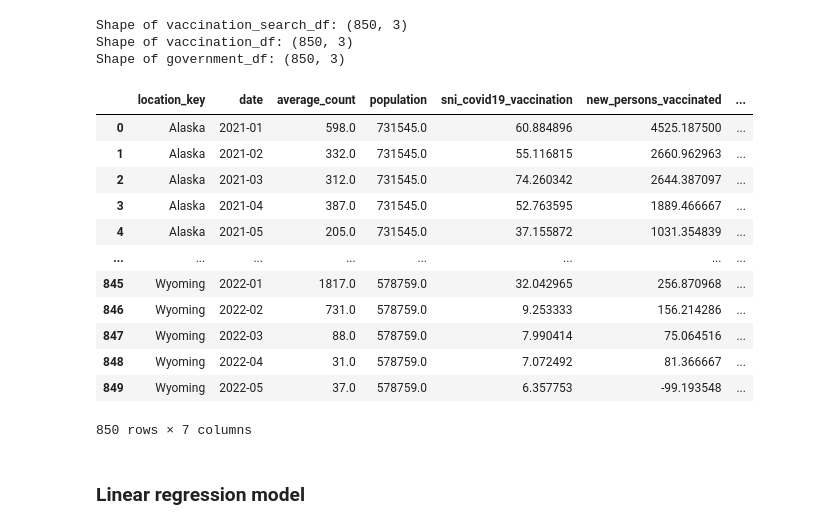
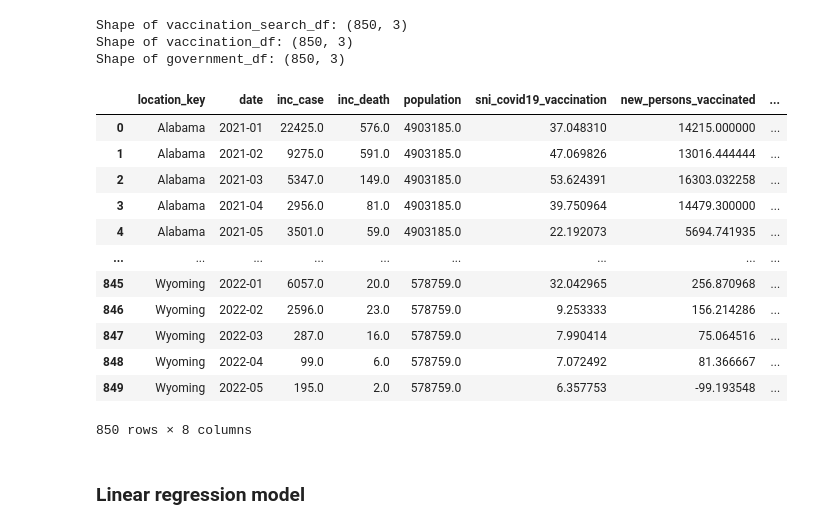
Before and after one commit to eunjeongc/covcast, a Jupyter notebook: Linear Regression.ipynb, the cells around one changed output. Drawn from its saved outputs; the diff is of its cells as text; code cells hidden in the pictures.

```diff
--- a/Linear Regression.ipynb
+++ b/Linear Regression.ipynb
@@ -54,29 +54,27 @@ display(df_combined)
 12078 rows × 5 columns
 # %%
 # Rename the column 'state_abbreviation' to 'abbreviation'
-df_1 = df_1.rename(columns={'abbreviation': 'location_key'})
+df_combined = df_combined.rename(columns={'location_name': 'location_key'})
 
-df_1['location_key'] = 'US_' + df_1['location_key'].astype(str)
-
-df_1.dropna(subset=['truth_value'], inplace=True)
+# df_1.dropna(subset=['truth_value'], inplace=True)
 
 # Create a list of column names to keep
-columns_to_keep = ['location_key', 'population', 'truth_value', 'target_end_date']
+columns_to_keep = ['location_key', 'population', 'inc_case', 'inc_death', 'target_end_date']
 # Select only the specified columns
-df_1 = df_1[columns_to_keep]
+df_combined = df_combined[columns_to_keep]
 
 # Convert the 'target_end_date' column to datetime
-df_1['target_end_date'] = pd.to_datetime(df_1['target_end_date'])
+df_combined['target_end_date'] = pd.to_datetime(df_combined['target_end_date'])
 # Extract the month from the 'target_end_date' column
-df_1['date'] = df_1['target_end_date'].dt.to_period('M')
-df_1.drop(columns=['target_end_date'], inplace=True)
+df_combined['date'] = df_combined['target_end_date'].dt.to_period('M')
+df_combined.drop(columns=['target_end_date'], inplace=True)
 
 # Take data from 2021-01 to 2022-05
 start_date = '2021-01'
 end_date = '2022-05'
 
-date_mask = (df_1['date'] >= start_date) & (df_1['date'] <= end_date)
-df_1 = df_1[date_mask]
+date_mask = (df_combined['date'] >= start_date) & (df_combined['date'] <= end_date)
+df_combined = df_combined[date_mask]
 
-display(df_1)
+display(df_combined)
 # %% [output]
@@ -97,11 +95,12 @@ display(df_1)
 # Group by state abbreviation and date - then take the average of the truth value
 # Average truth value is the number of covid cases on average per state
 # Take the average population of each state per month
-cases_per_state = df_1.groupby(['location_key', 'date']).agg({'truth_value': 'mean', 'population': 'mean'}).reset_index()
-cases_per_state = cases_per_state.rename(columns={'truth_value': 'average_count'})
+cases_per_state = df_combined.groupby(['location_key', 'date']).agg({'inc_case': 'mean', 'inc_death' : 'mean', 'population': 'mean', }).reset_index()
 
 #round the number of average count
-cases_per_state['average_count'] = cases_per_state['average_count'].round()
+cases_per_state['inc_case'] = cases_per_state['inc_case'].round()
+cases_per_state['inc_death'] = cases_per_state['inc_death'].round()
+
 
 state_mapping = {
     'US_AL': 'Alabama',
@@ -155,7 +154,8 @@ state_mapping = {
     'US_WI': 'Wisconsin',
     'US_WY': 'Wyoming'
 }
-cases_per_state['location_key'] = cases_per_state['location_key'].map(state_mapping)
-cases_per_state.dropna(inplace=True)
+
+# cases_per_state = cases_per_state['location_key'].map(state_mapping)
+# Display the modified DataFrame
 display(cases_per_state.head())
 # %% [output]
@@ -462,29 +462,29 @@ Shape of government_df: (850, 3)
 # %%
 # Merge vaccination_search, vaccination, government_response, loaction_key, and cases
 merged_df = pd.merge(cases_per_state, vaccination_search_df, on=['location_key', 'date'])
 
 # Merge the resulting dataframe with vaccination_df on the 'location_key' and 'date' column
 merged_df = pd.merge(merged_df, vaccination_df, on=['location_key', 'date'])
 merged_df_final = pd.merge(merged_df, government_df, on=['location_key', 'date'])
 
-merged_df_final.dropna(inplace=True)
+# merged_df_final.dropna(inplace=True)
 
 # Display the resulting DataFrame
 display(merged_df_final)
 # %% [output]
-|  | location_key | date | average_count | population | sni_covid19_vaccination | new_persons_vaccinated | ... |
-| 0 | Alaska | 2021-01 | 598.0 | 731545.0 | 60.884896 | 4525.187500 | ... |
-| 1 | Alaska | 2021-02 | 332.0 | 731545.0 | 55.116815 | 2660.962963 | ... |
-| 2 | Alaska | 2021-03 | 312.0 | 731545.0 | 74.260342 | 2644.387097 | ... |
-| 3 | Alaska | 2021-04 | 387.0 | 731545.0 | 52.763595 | 1889.466667 | ... |
-| 4 | Alaska | 2021-05 | 205.0 | 731545.0 | 37.155872 | 1031.354839 | ... |
-| ... | ... | ... | ... | ... | ... | ... | ... |
-| 845 | Wyoming | 2022-01 | 1817.0 | 578759.0 | 32.042965 | 256.870968 | ... |
-| 846 | Wyoming | 2022-02 | 731.0 | 578759.0 | 9.253333 | 156.214286 | ... |
-| 847 | Wyoming | 2022-03 | 88.0 | 578759.0 | 7.990414 | 75.064516 | ... |
-| 848 | Wyoming | 2022-04 | 31.0 | 578759.0 | 7.072492 | 81.366667 | ... |
-| 849 | Wyoming | 2022-05 | 37.0 | 578759.0 | 6.357753 | -99.193548 | ... |
+|  | location_key | date | inc_case | inc_death | population | sni_covid19_vaccination | new_persons_vaccinated | ... |
+| 0 | Alabama | 2021-01 | 22425.0 | 576.0 | 4903185.0 | 37.048310 | 14215.000000 | ... |
+| 1 | Alabama | 2021-02 | 9275.0 | 591.0 | 4903185.0 | 47.069826 | 13016.444444 | ... |
+| 2 | Alabama | 2021-03 | 5347.0 | 149.0 | 4903185.0 | 53.624391 | 16303.032258 | ... |
+| 3 | Alabama | 2021-04 | 2956.0 | 81.0 | 4903185.0 | 39.750964 | 14479.300000 | ... |
+| 4 | Alabama | 2021-05 | 3501.0 | 59.0 | 4903185.0 | 22.192073 | 5694.741935 | ... |
+| ... | ... | ... | ... | ... | ... | ... | ... | ... |
+| 845 | Wyoming | 2022-01 | 6057.0 | 20.0 | 578759.0 | 32.042965 | 256.870968 | ... |
+| 846 | Wyoming | 2022-02 | 2596.0 | 23.0 | 578759.0 | 9.253333 | 156.214286 | ... |
+| 847 | Wyoming | 2022-03 | 287.0 | 16.0 | 578759.0 | 7.990414 | 75.064516 | ... |
+| 848 | Wyoming | 2022-04 | 99.0 | 6.0 | 578759.0 | 7.072492 | 81.366667 | ... |
+| 849 | Wyoming | 2022-05 | 195.0 | 2.0 | 578759.0 | 6.357753 | -99.193548 | ... |
-850 rows × 7 columns
+850 rows × 8 columns
 # %%
 # Merge demographics_df and government_df on the 'location_key' column
 #merged_df_final = pd.merge(merged_df, df_unique, on='location_key')
```
Also changed, not shown: parts of 7 cells of this notebook.
